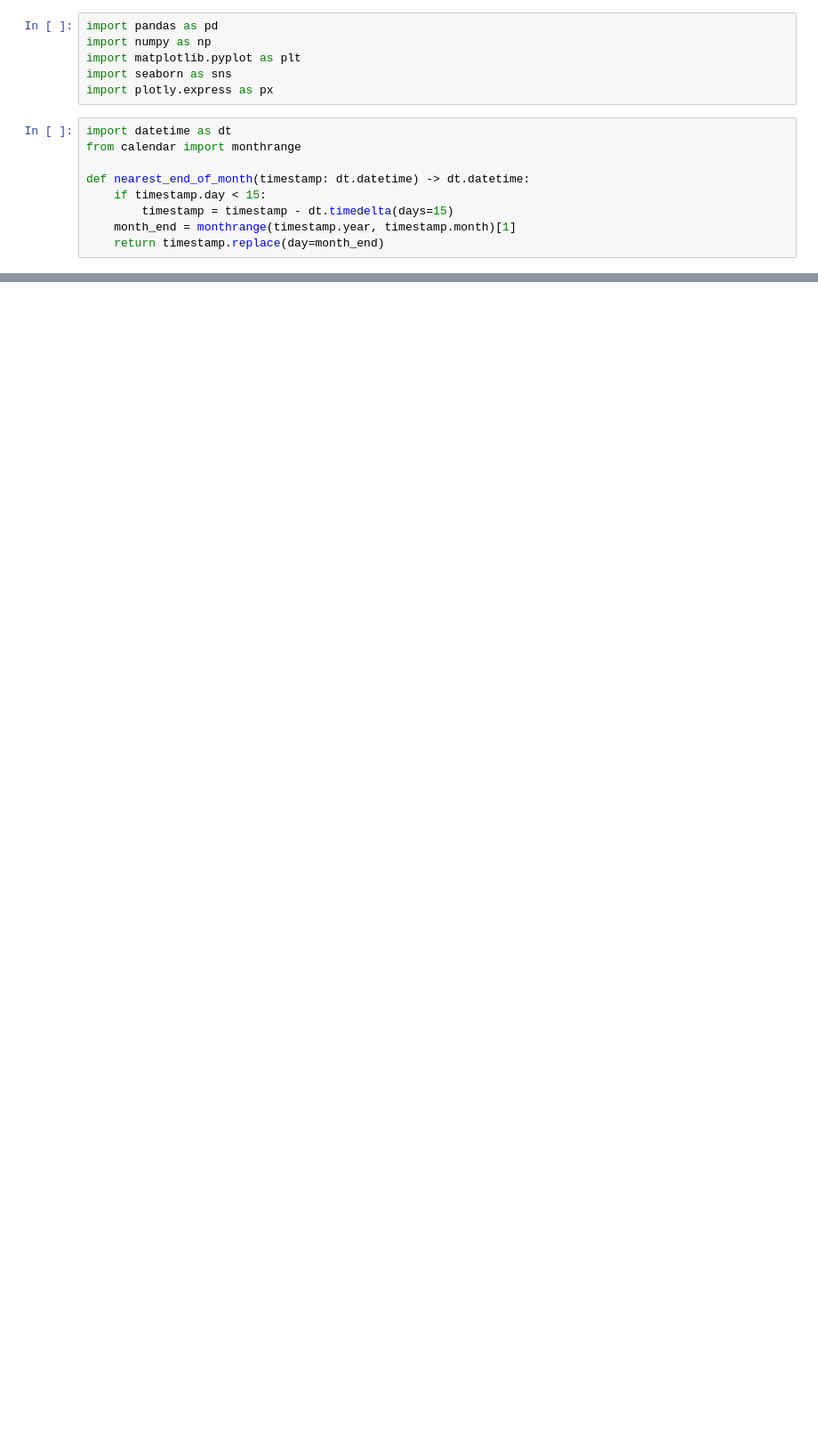
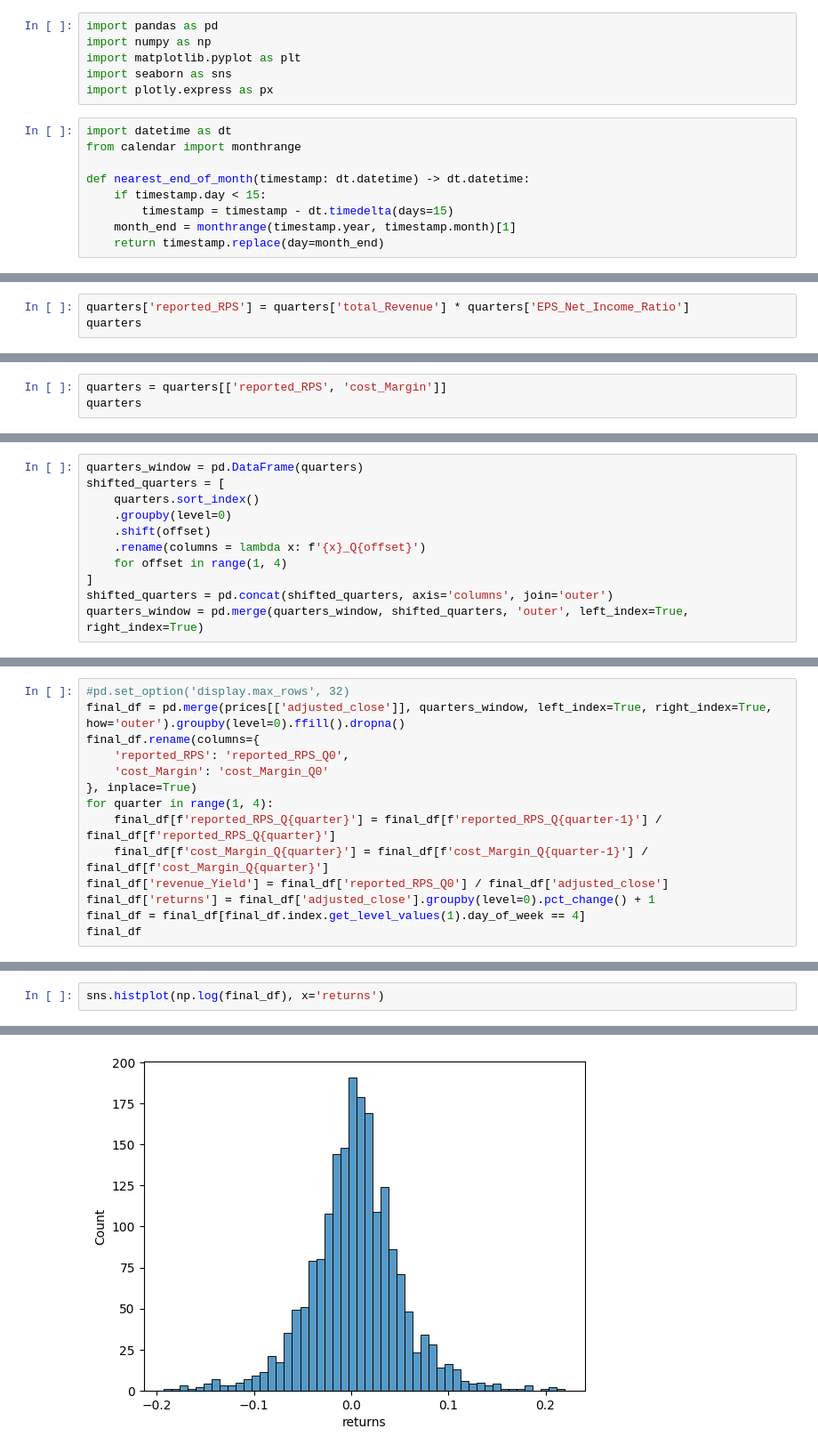
Before and after one commit to nerdmanPc/stock_market_analisys, a Jupyter notebook: exploration_3.ipynb, the cells around one changed output, grey strips where cells are left out. Shown at 89% size. Drawn from its saved outputs; the diff is of its cells as text; blank space fills up the shorter version.

```diff
--- a/exploration_3.ipynb
+++ b/exploration_3.ipynb
@@ -100,0 +136,3 @@ quarters
+# %%
+quarters['reported_RPS'] = quarters['total_Revenue'] * quarters['EPS_Net_Income_Ratio']
+quarters
@@ -100,0 +154,3 @@ quarters
+# %%
+quarters = quarters[['reported_RPS', 'cost_Margin']]
+quarters
@@ -100,0 +172,11 @@ quarters
+# %%
+quarters_window = pd.DataFrame(quarters)
+shifted_quarters = [
+    quarters.sort_index()
+    .groupby(level=0)
+    .shift(offset)
+    .rename(columns = lambda x: f'{x}_Q{offset}')
+    for offset in range(1, 4)
+]
+shifted_quarters = pd.concat(shifted_quarters, axis='columns', join='outer')
+quarters_window = pd.merge(quarters_window, shifted_quarters, 'outer', left_index=True, right_index=True)
@@ -100,0 +200,14 @@ quarters
+# %%
+#pd.set_option('display.max_rows', 32)
+final_df = pd.merge(prices[['adjusted_close']], quarters_window, left_index=True, right_index=True, how='outer').groupby(level=0).ffill().dropna()
+final_df.rename(columns={
+    'reported_RPS': 'reported_RPS_Q0',
+    'cost_Margin': 'cost_Margin_Q0'
+}, inplace=True)
+for quarter in range(1, 4):
+    final_df[f'reported_RPS_Q{quarter}'] = final_df[f'reported_RPS_Q{quarter-1}'] / final_df[f'reported_RPS_Q{quarter}']
+    final_df[f'cost_Margin_Q{quarter}'] = final_df[f'cost_Margin_Q{quarter-1}'] / final_df[f'cost_Margin_Q{quarter}']
+final_df['revenue_Yield'] = final_df['reported_RPS_Q0'] / final_df['adjusted_close']
+final_df['returns'] = final_df['adjusted_close'].groupby(level=0).pct_change() + 1
+final_df = final_df[final_df.index.get_level_values(1).day_of_week == 4]
+final_df
@@ -100,0 +229,3 @@ quarters
+# %%
+sns.histplot(np.log(final_df), x='returns')
+# %% [output]
@@ -100,0 +233 @@ quarters
+[figure, added]
```
Also changed, not shown: parts of 16 cells of this notebook.
